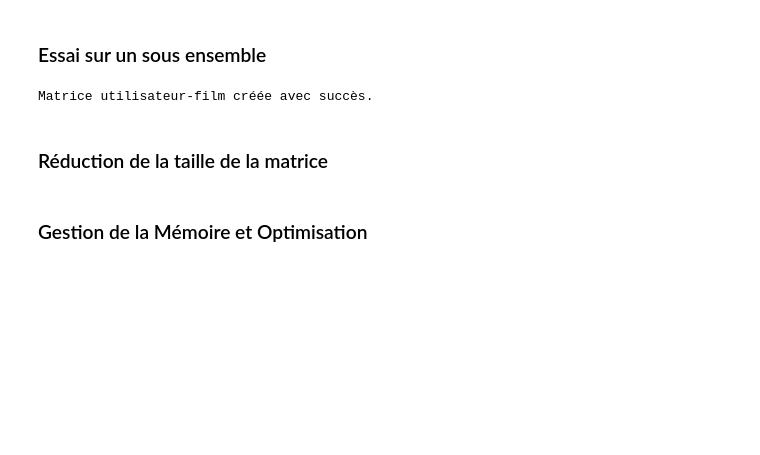
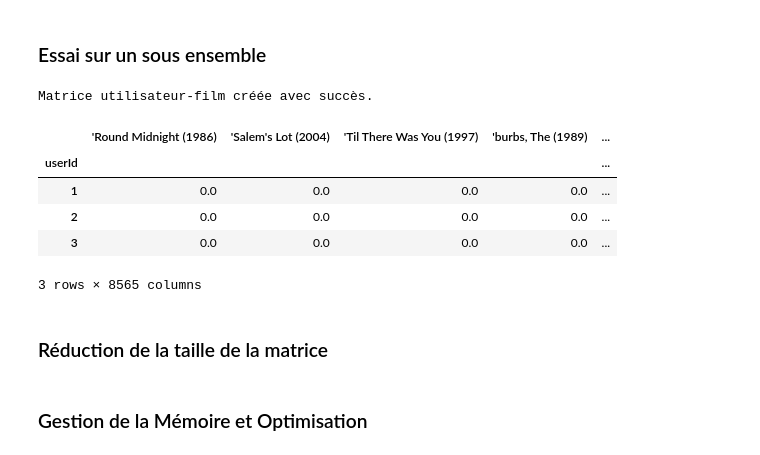
Before and after one commit to jcrigoni/grand_ml_project, a Jupyter notebook: Recommendation.ipynb, the cells around one changed output. Saved outputs shown, nothing was run; the diff lists cells and outputs as text; code cells hidden in the pictures; blank space fills up the shorter version.

```diff
--- a/Recommendation.ipynb
+++ b/Recommendation.ipynb
@@ -269,6 +239,15 @@ except Exception as e:
     print(f"Erreur lors de la création de la matrice utilisateur-film : {e}")
 # %% [output]
 Matrice utilisateur-film créée avec succès.
+# %%
+user_movie_matrix.head(3)
+# %% [output]
+|  | 'Round Midnight (1986) | 'Salem's Lot (2004) | 'Til There Was You (1997) | 'burbs, The (1989) | ... |
+| userId |  |  |  |  | ... |
+| 1 | 0.0 | 0.0 | 0.0 | 0.0 | ... |
+| 2 | 0.0 | 0.0 | 0.0 | 0.0 | ... |
+| 3 | 0.0 | 0.0 | 0.0 | 0.0 | ... |
+3 rows × 8565 columns
 # %% [markdown]
 ### Réduction de la taille de la matrice
 # %%
```
Also changed, not shown: parts of 7 cells of this notebook, 3 other files.
